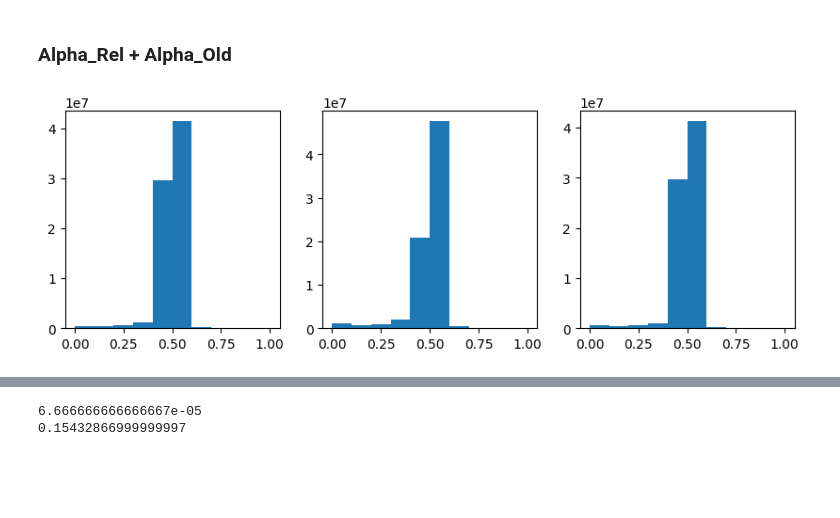
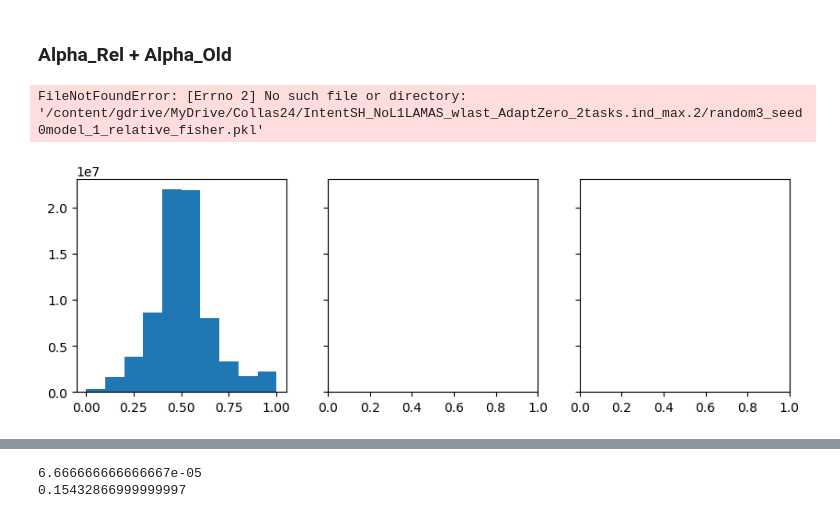
Before and after one commit to itsmemala/FABR, a Jupyter notebook: CL_Metrics.ipynb, the cells around one changed output, grey strips where cells are left out. Drawn from its saved outputs; the diff is of its cells as text; code cells hidden in the pictures; blank space fills up the shorter version.

```diff
--- a/CL_Metrics.ipynb
+++ b/CL_Metrics.ipynb
@@ -523,20 +523,23 @@ class CPU_Unpickler(pickle.Unpickler):
         else:
             return super().find_class(module, name)
 # %%
-path_alpharel = '/content/gdrive/MyDrive/Collas24/IntentSH_NoL1LAEWC_wlast_AdaptZero_2tasks.4/'
+# path_alpharel = '/content/gdrive/MyDrive/Collas24/IntentSH_NoL1LAEWC_wlast_AdaptZero_2tasks.4/'
+# path_alpharel = '/content/gdrive/MyDrive/Collas24/IntentSH_NoL1LAEWC_wlast_AdaptZero_2tasks.ind_max/'
+path_alpharel = '/content/gdrive/MyDrive/Collas24/IntentSH_NoL1LAMAS_wlast_AdaptZero_2tasks.ind_max.2/'
 
 fig, axes = plt.subplots(nrows=1, ncols=3, sharey='row', figsize=(10, 3))
 for seed in [0]:
     for ax_idx, rand_idx in enumerate([0,3,6]):
         with open(path_alpharel+'random'+str(rand_idx)+'_seed'+str(seed)+'model_1_relative_fisher.pkl', 'rb') as handle:
             alpha_rel = CPU_Unpickler(handle).load()
             for i,(k,v) in enumerate(alpha_rel.items()):
               if i==0:
                   vals = v.flatten()
               else:
                   vals = torch.cat((vals,v.flatten()))
             # print(vals.shape)
         axes[ax_idx].hist(vals.numpy())
 # %% [output]
+FileNotFoundError: [Errno 2] No such file or directory: '/content/gdrive/MyDrive/Collas24/IntentSH_NoL1LAMAS_wlast_AdaptZero_2tasks.ind_max.2/random3_seed0model_1_relative_fisher.pkl'
-[figure, old version]
+[figure, new version]
 # %%
```
Also changed, not shown: parts of 6 cells of this notebook.
